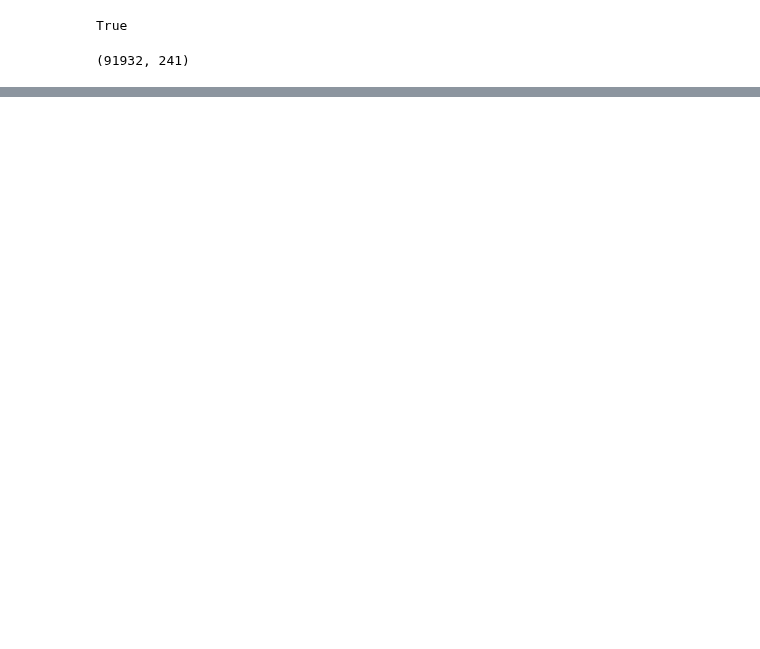
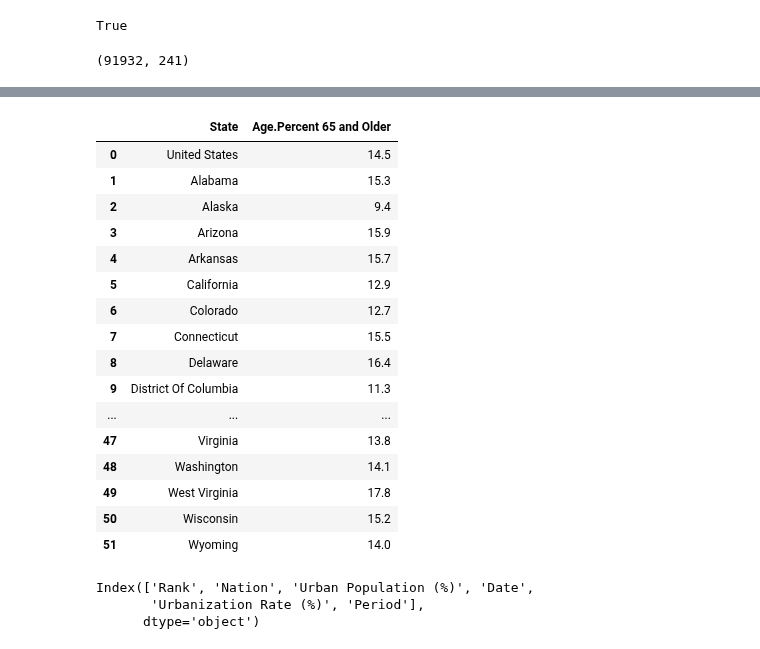
Before and after one commit to bdi2357/Covid19_forecasting, a Jupyter notebook: Mobility.ipynb, the cells around one changed output, grey strips where cells are left out. Saved outputs shown, nothing was run; the diff lists cells and outputs as text; code cells hidden in the pictures; blank space fills up the shorter version.

```diff
--- a/Mobility.ipynb
+++ b/Mobility.ipynb
@@ -380,0 +427,3 @@ df_fi = pd.
+# %%
+state = pd.read_csv("/Users/itaybd/Documents/state_demographics.csv")
+state.columns
@@ -380,0 +448,32 @@ df_fi = pd.
+# %%
+state[['State','Age.Percent 65 and Older']]
+# %% [output]
+|  | State | Age.Percent 65 and Older |
+| 0 | United States | 14.5 |
+| 1 | Alabama | 15.3 |
+| 2 | Alaska | 9.4 |
+| 3 | Arizona | 15.9 |
+| 4 | Arkansas | 15.7 |
+| 5 | California | 12.9 |
+| 6 | Colorado | 12.7 |
+| 7 | Connecticut | 15.5 |
+| 8 | Delaware | 16.4 |
+| 9 | District Of Columbia | 11.3 |
+| ... | ... | ... |
+| 47 | Virginia | 13.8 |
+| 48 | Washington | 14.1 |
+| 49 | West Virginia | 17.8 |
+| 50 | Wisconsin | 15.2 |
+| 51 | Wyoming | 14.0 |
+# %%
+u = wiki.page("Urbanization_by_country")
+uf = pd.read_html(u.html())[0]
+"""
+for c in uf.columns[1:]:
+    uf[c] = uf.apply(lambda r: float(re.findall('[0-9]+\.[0-9]+',r[c])[0])*0.01,axis=1 )
+"""
+uf.columns
+# %% [output]
+Index(['Rank', 'Nation', 'Urban Population (%)', 'Date',
+       'Urbanization Rate (%)', 'Period'],
+      dtype='object')
```
Also changed, not shown: parts of 32 cells of this notebook, 1 other file.
